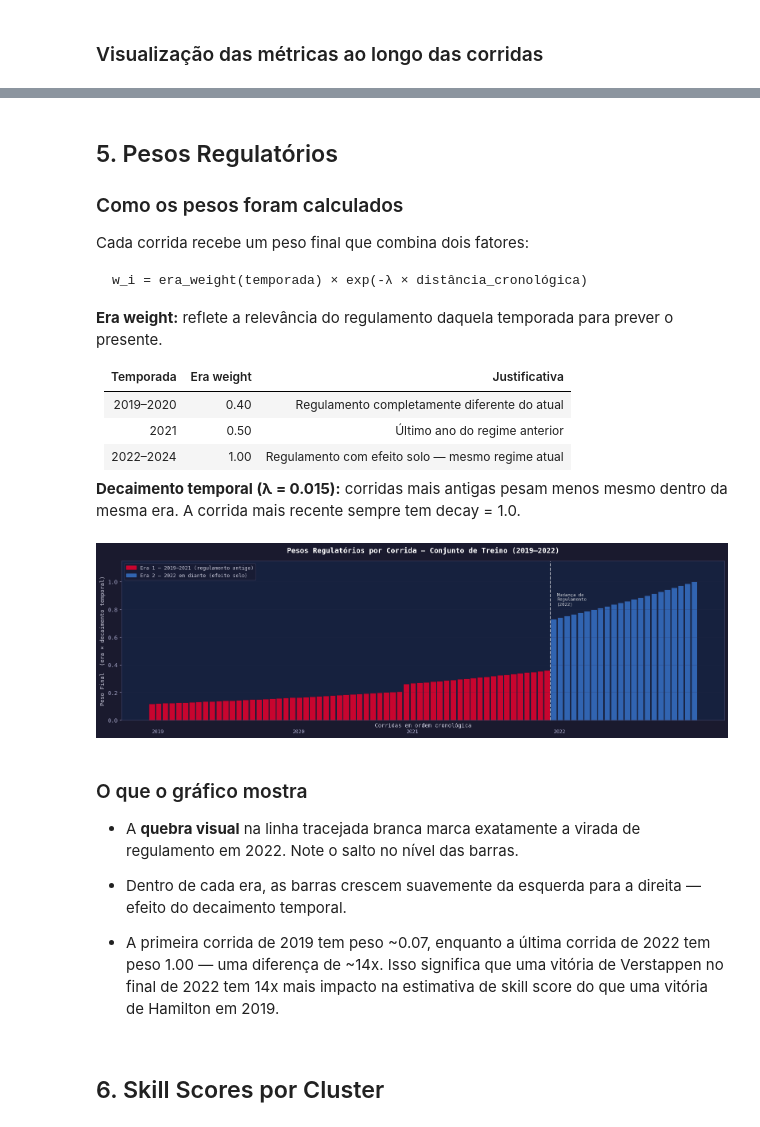
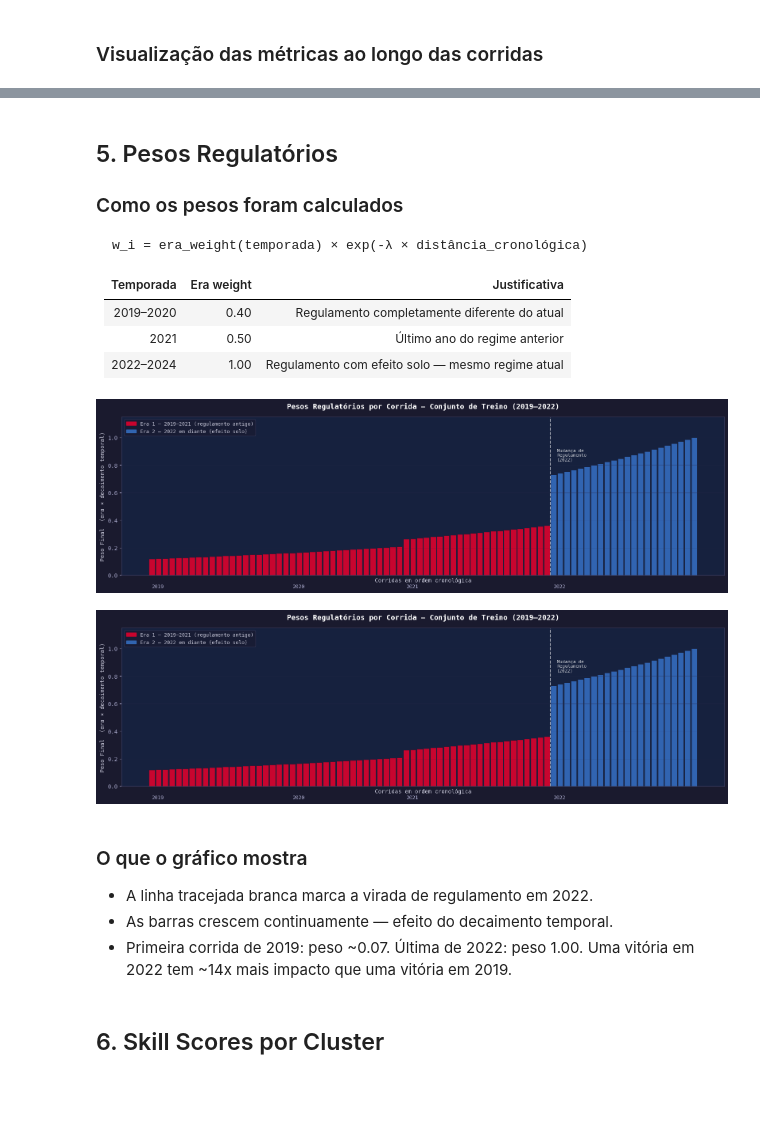
Before and after one commit to Guili-Lopes/Projeto-Formula1, a Jupyter notebook: notebooks/05_resultados_analise_pipeline1_Mallows_PlackettLuce.ipynb, the cells around one changed output, grey strips where cells are left out. Drawn from its saved outputs; the diff is of its cells as text; code cells hidden in the pictures; blank space fills up the shorter version.

````diff
--- a/notebooks/05_resultados_analise_pipeline1_Mallows_PlackettLuce.ipynb
+++ b/notebooks/05_resultados_analise_pipeline1_Mallows_PlackettLuce.ipynb
@@ -374,45 +323,33 @@ padrões reais do domínio da F1, e não apenas ruído estatístico.
 
 ### Como os pesos foram calculados
 
-Cada corrida recebe um peso final que combina dois fatores:
-
 ```
 w_i = era_weight(temporada) × exp(-λ × distância_cronológica)
 ```
-
-**Era weight:** reflete a relevância do regulamento daquela temporada
-para prever o presente.
 
 | Temporada | Era weight | Justificativa |
 |---|---|---|
 | 2019–2020 | 0.40 | Regulamento completamente diferente do atual |
 | 2021 | 0.50 | Último ano do regime anterior |
 | 2022–2024 | 1.00 | Regulamento com efeito solo — mesmo regime atual |
-
-**Decaimento temporal (λ = 0.015):** corridas mais antigas pesam menos
-mesmo dentro da mesma era. A corrida mais recente sempre tem decay = 1.0.
 # %%
 fig = plot_regulatory_weights(
-    seasons  = train_seasons_list,
-    races    = train_races_list,
-    weights  = weights_arr,
+    seasons=train_seasons_list,
+    races=train_races_list,
+    weights=weights_arr,
 )
-plt.show()
+plt.tight_layout()
+display(fig)
 # %% [output]
 [figure]
+[figure, added]
 # %% [markdown]
 ### O que o gráfico mostra
 
-- A **quebra visual** na linha tracejada branca marca exatamente a
-  virada de regulamento em 2022. Note o salto no nível das barras.
-
-- Dentro de cada era, as barras crescem suavemente da esquerda para
-  a direita — efeito do decaimento temporal.
-
-- A primeira corrida de 2019 tem peso ~0.07, enquanto a última
-  corrida de 2022 tem peso 1.00 — uma diferença de ~14x. Isso significa
-  que uma vitória de Verstappen no final de 2022 tem 14x mais impacto
-  na estimativa de skill score do que uma vitória de Hamilton em 2019.
+- A linha tracejada branca marca a virada de regulamento em 2022.
+- As barras crescem continuamente — efeito do decaimento temporal.
+- Primeira corrida de 2019: peso ~0.07. Última de 2022: peso 1.00.
+  Uma vitória em 2022 tem ~14x mais impacto que uma vitória em 2019.
 # %% [markdown]
 ## 6. Skill Scores por Cluster
 # %%
````
Also changed, not shown: parts of 20 cells of this notebook.
